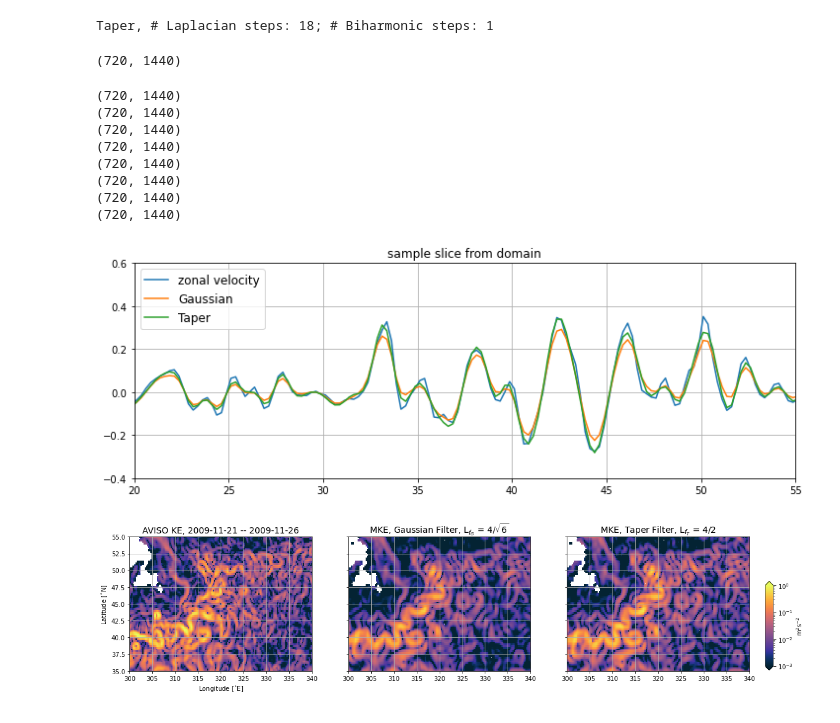
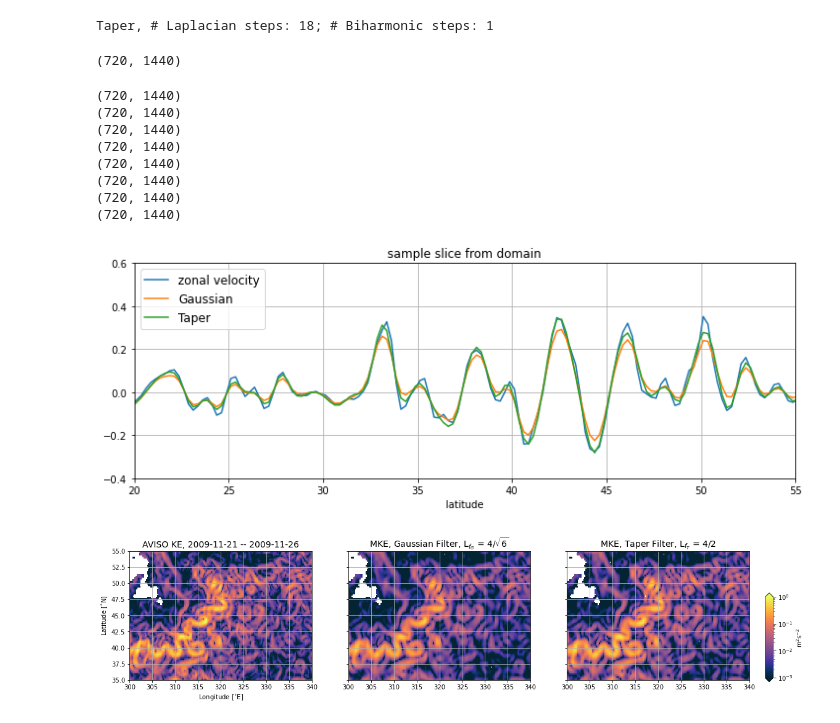
Before and after one commit to ocean-eddy-cpt/WP1T2-2D-EKE-Analysis, a Jupyter notebook: aviso_filter.ipynb, the cells around one changed output. Drawn from its saved outputs; the diff is of its cells as text; code cells hidden in the pictures.

Commit message:
fixing area weighting, added nc file of data w/ output

```diff
--- a/aviso_filter.ipynb
+++ b/aviso_filter.ipynb
@@ -189,10 +189,13 @@ landMask = np.transpose(landMask)
 # -- nora's
 # data should be (y,x)
 # need (720 x 1440) (dx same size as 1st dimension of field)
-# %%
-np.shape(np.nanmean(ds['ugos'][select_index:select_index+6].data, axis=0))
-# %% [output]
-(720, 1440)
+# %%
+# cell area
+dy0 = 1852*60*(ds['latitude'][2].data - ds['latitude'][1].data)
+dx0 = 1852*60*np.cos(np.deg2rad(ds['latitude'].data))*(ds['longitude'][2].data - ds['longitude'][1].data)
+area = dy0*np.tile(dx0[:, None], (1, len(ds['longitude'])))
+# %% [output]
+(720, 1440)
 # %%
 # FILTER
 # dy = 1852*60*(ds['latitude'][2].data - ds['latitude'][1].data)
@@ -200,10 +203,14 @@ np.shape(np.nanmean(ds['ugos'][select_index:select_index+6].data, axis=0))
 dx = np.ones(len(ds['latitude']))
 dy = 1
 # filter AVISO 5 day average
-u_filtG = Filter2d(NL_g, sL_g, NB_g, sB_g, np.nanmean(ds['ugos'][select_index:select_index+6].data, axis=0), dx, dy)
-v_filtG = Filter2d(NL_g, sL_g, NB_g, sB_g, np.nanmean(ds['vgos'][select_index:select_index+6].data, axis=0), dx, dy)
-u_filtS = Filter2d(NL_t, sL_t, NB_t, sB_t, np.nanmean(ds['ugos'][select_index:select_index+6].data, axis=0), dx, dy)
-v_filtS = Filter2d(NL_t, sL_t, NB_t, sB_t, np.nanmean(ds['vgos'][select_index:select_index+6].data, axis=0), dx, dy)
+u_filtG = Filter2d(NL_g, sL_g, NB_g, sB_g, area*np.nanmean(ds['ugos'][select_index:select_index+6].data, axis=0), dx, dy)
+v_filtG = Filter2d(NL_g, sL_g, NB_g, sB_g, area*np.nanmean(ds['vgos'][select_index:select_index+6].data, axis=0), dx, dy)
+u_filtS = Filter2d(NL_t, sL_t, NB_t, sB_t, area*np.nanmean(ds['ugos'][select_index:select_index+6].data, axis=0), dx, dy)
+v_filtS = Filter2d(NL_t, sL_t, NB_t, sB_t, area*np.nanmean(ds['vgos'][select_index:select_index+6].data, axis=0), dx, dy)
+u_filtG = u_filtG/area
+v_filtG = v_filtG/area
+u_filtS = u_filtS/area
+v_filtS = v_filtS/area
 # %% [output]
 (720, 1440)
 (720, 1440)
@@ -216,26 +223,27 @@ v_filtS = Filter2d(NL_t, sL_t, NB_t, sB_t, np.nanmean(ds['vgos'][select_index:se
 # %%
 f, ax = plt.subplots(1,1,figsize=(12,4))
 ax.plot(ds['latitude'].data, ds['ugos'][select_index][:, 1300], label='zonal velocity')
 ax.plot(ds['latitude'].data, u_filtG[:, 1300], label='Gaussian')
 ax.plot(ds['latitude'].data, u_filtS[:, 1300], label='Taper')
 handles, labels = ax.get_legend_handles_labels()
 ax.legend(handles, labels, fontsize=12, loc='upper left')
 ax.set_title('sample slice from domain')
+ax.set_xlabel('latitude')
 ax.set_xlim([20,55])
 ax.set_ylim([-0.4, 0.6])
 ax.grid()
 plt.show()
 # %% [output]
-[figure, old version]
+[figure, new version]
 # %%
+ke = np.nanmean(0.5*(ds['ugos'][select_index:select_index+6]**2 + ds['vgos'][select_index:select_index+6]**2),axis=0)
 ke_filtG = np.array([0.5*(u_filtG**2 + v_filtG**2)])[0]
 ke_filtG[landMask > 0] = np.nan
 ke_filtS = np.array([0.5*(u_filtS**2 + v_filtS**2)])[0]
 ke_filtS[landMask > 0] = np.nan
 
 f, (ax1,ax2,ax3) = plt.subplots(1,3,figsize=(18,4),sharex=True,sharey=True)
-axp = ax1.pcolor(ds['longitude'], ds['latitude'], 0.5*(ds['ugos'][1]**2 + ds['vgos'][1]**2), \
-                 norm=LogNorm(vmin=0.001, vmax=1), cmap=cmocean.cm.thermal)
+axp = ax1.pcolor(ds['longitude'], ds['latitude'], ke, norm=LogNorm(vmin=0.001, vmax=1), cmap=cmocean.cm.thermal)
 ax2.pcolor(ds['longitude'], ds['latitude'], ke_filtG, norm=LogNorm(vmin=0.001, vmax=1), cmap=cmocean.cm.thermal)
 ax3.pcolor(ds['longitude'], ds['latitude'], ke_filtS, norm=LogNorm(vmin=0.001, vmax=1), cmap=cmocean.cm.thermal)
 this_time = str(ds['time'][select_index].data)
@@ -250,10 +258,14 @@ ax1.set_ylim([35, 55])
 cbpos = [0.92, 0.13, 0.01, 0.5]
 cax = f.add_axes(cbpos)
 cb = f.colorbar(axp, cax=cax, orientation='vertical', extend='both', label='m$^2$s$^{-2}$')
+w = 1 / np.cos(np.deg2rad(45))
+ax1.set_aspect(w)
+ax2.set_aspect(w)
+ax3.set_aspect(w)
 ax1.grid()
 ax2.grid()
 ax3.grid()
 plt.show()
 f.savefig('aviso_filtered_velocity.jpg', dpi=400)
 # %% [output]
-[figure, old version]
+[figure, new version]
```
Also changed, not shown: parts of 1 cell of this notebook, 1 other file.
